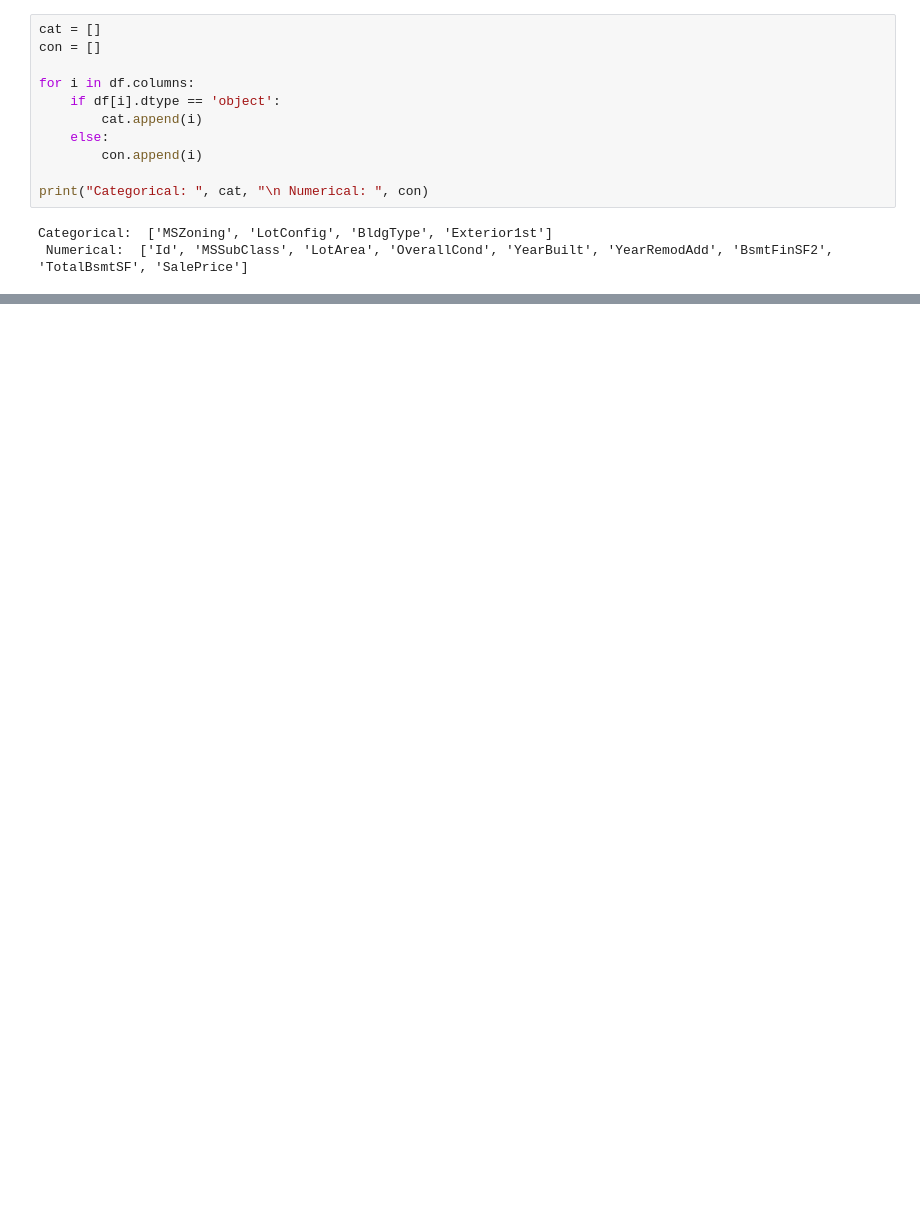
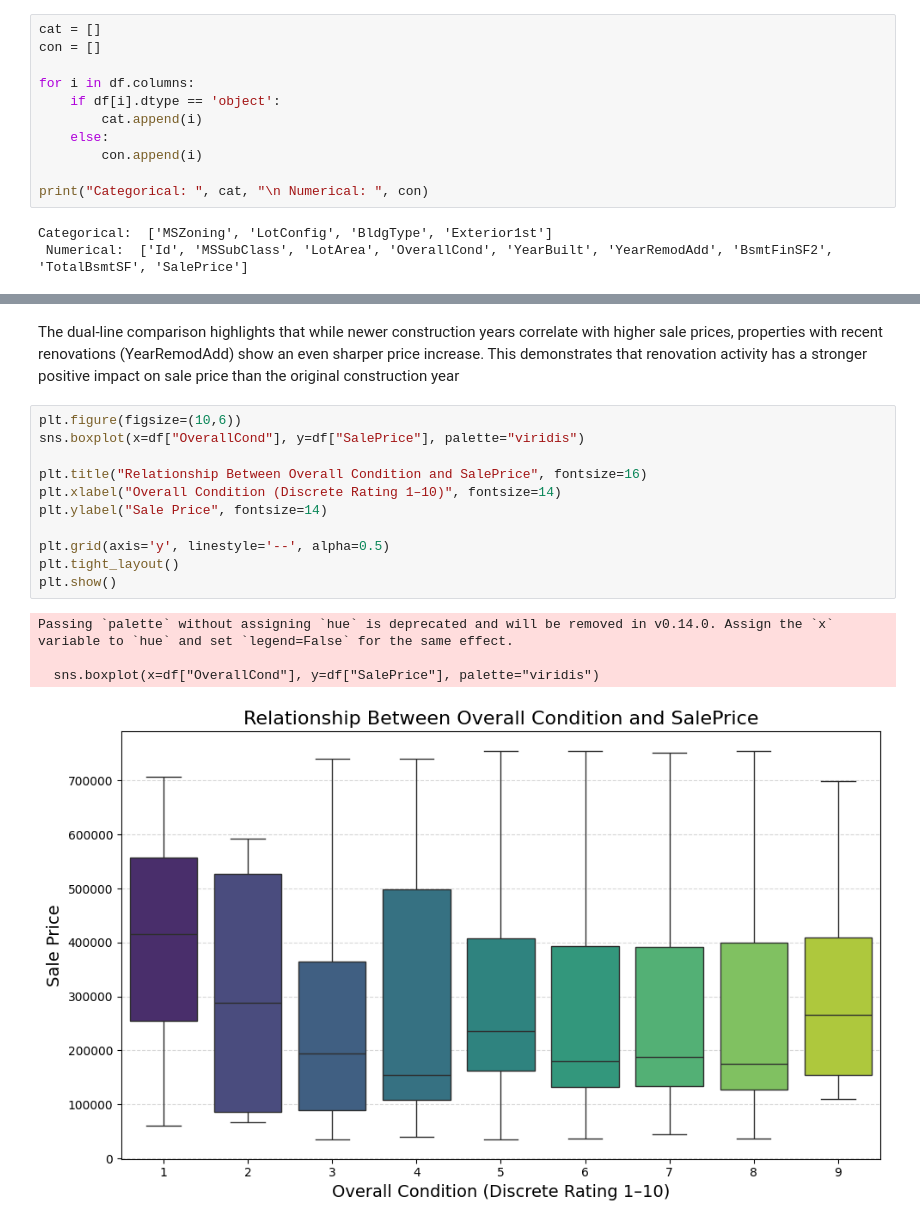
Before and after one commit to SachinGunjal001/House-Price-Prediction-Python-Analysis, a Jupyter notebook: HousePricePyAnalysis.ipynb, the cells around one changed output, grey strips where cells are left out. Drawn from its saved outputs; the diff is of its cells as text; blank space fills up the shorter version.

```diff
--- a/HousePricePyAnalysis.ipynb
+++ b/HousePricePyAnalysis.ipynb
@@ -137,0 +304,18 @@ print(insight_df)
+# %% [markdown]
+The dual-line comparison highlights that while newer construction years correlate with higher sale prices, properties with recent renovations (YearRemodAdd) show an even sharper price increase. This demonstrates that renovation activity has a stronger positive impact on sale price than the original construction year
+# %%
+plt.figure(figsize=(10,6))
+sns.boxplot(x=df["OverallCond"], y=df["SalePrice"], palette="viridis")
+
+plt.title("Relationship Between Overall Condition and SalePrice", fontsize=16)
+plt.xlabel("Overall Condition (Discrete Rating 1–10)", fontsize=14)
+plt.ylabel("Sale Price", fontsize=14)
+
+plt.grid(axis='y', linestyle='--', alpha=0.5)
+plt.tight_layout()
+plt.show()
+# %% [output]
+Passing `palette` without assigning `hue` is deprecated and will be removed in v0.14.0. Assign the `x` variable to `hue` and set `legend=False` for the same effect.
+
+  sns.boxplot(x=df["OverallCond"], y=df["SalePrice"], palette="viridis")
+[figure, added]
```
Also changed, not shown: parts of 19 cells of this notebook, 1 other file.
